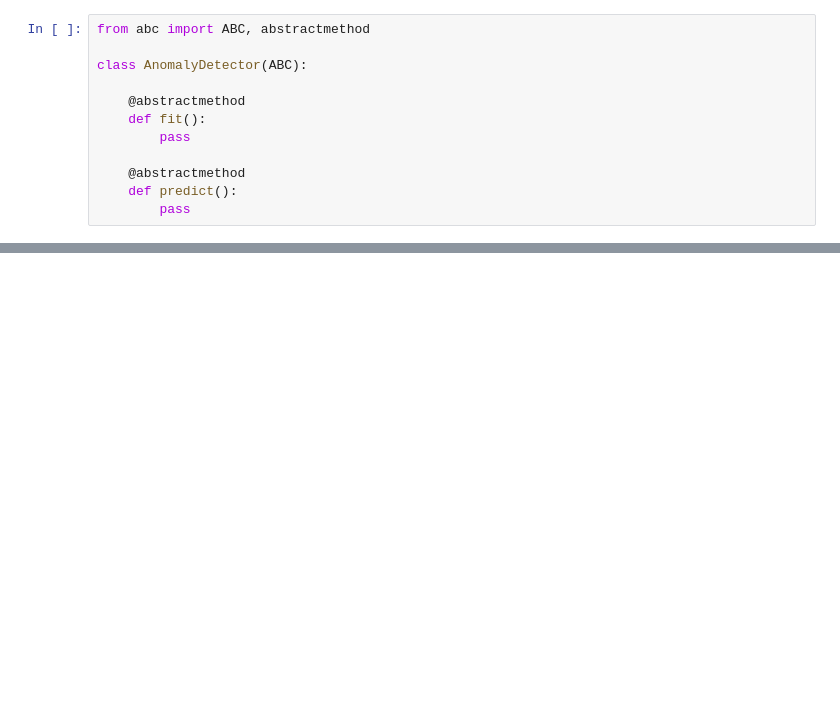
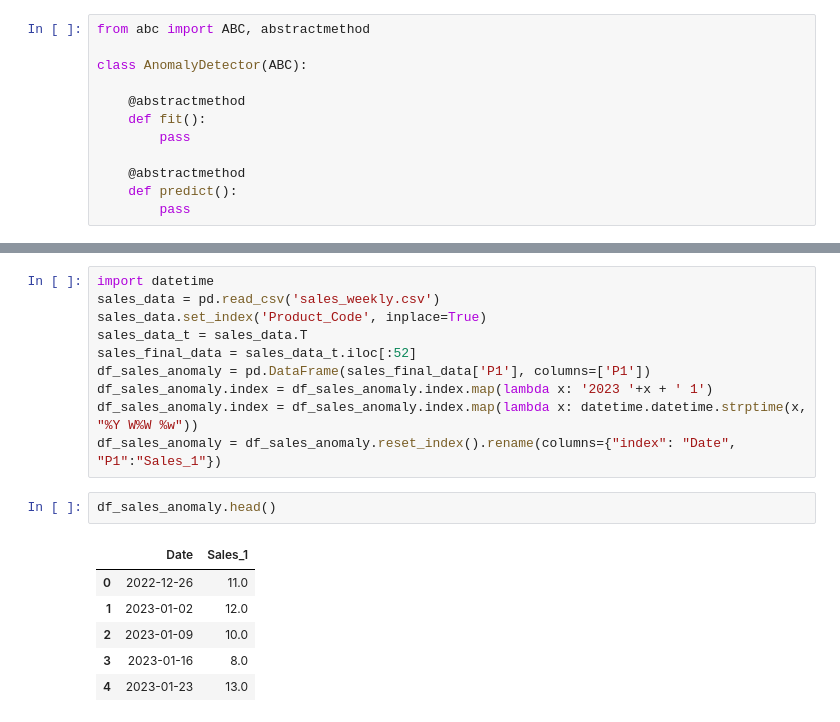
Before and after one commit to aswinselva04/researchnotebooks, a Jupyter notebook: Anomaly_Detection_Final.ipynb, the cells around one changed output, grey strips where cells are left out. Cells and saved outputs as stored; diff of their text form; blank space fills up the shorter version.

```diff
--- a/Anomaly_Detection_Final.ipynb
+++ b/Anomaly_Detection_Final.ipynb
@@ -275,0 +360,19 @@ class RobustZForAnomalyDetector:
+# %%
+import datetime
+sales_data = pd.read_csv('sales_weekly.csv')
+sales_data.set_index('Product_Code', inplace=True)
+sales_data_t = sales_data.T
+sales_final_data = sales_data_t.iloc[:52]
+df_sales_anomaly = pd.DataFrame(sales_final_data['P1'], columns=['P1'])
+df_sales_anomaly.index = df_sales_anomaly.index.map(lambda x: '2023 '+x + ' 1')
+df_sales_anomaly.index = df_sales_anomaly.index.map(lambda x: datetime.datetime.strptime(x, "%Y W%W %w"))
+df_sales_anomaly = df_sales_anomaly.reset_index().rename(columns={"index": "Date", "P1":"Sales_1"})
+# %%
+df_sales_anomaly.head()
+# %% [output]
+|  | Date | Sales_1 |
+| 0 | 2022-12-26 | 11.0 |
+| 1 | 2023-01-02 | 12.0 |
+| 2 | 2023-01-09 | 10.0 |
+| 3 | 2023-01-16 | 8.0 |
+| 4 | 2023-01-23 | 13.0 |
```
Also changed, not shown: parts of 17 cells of this notebook, 5 other files.
